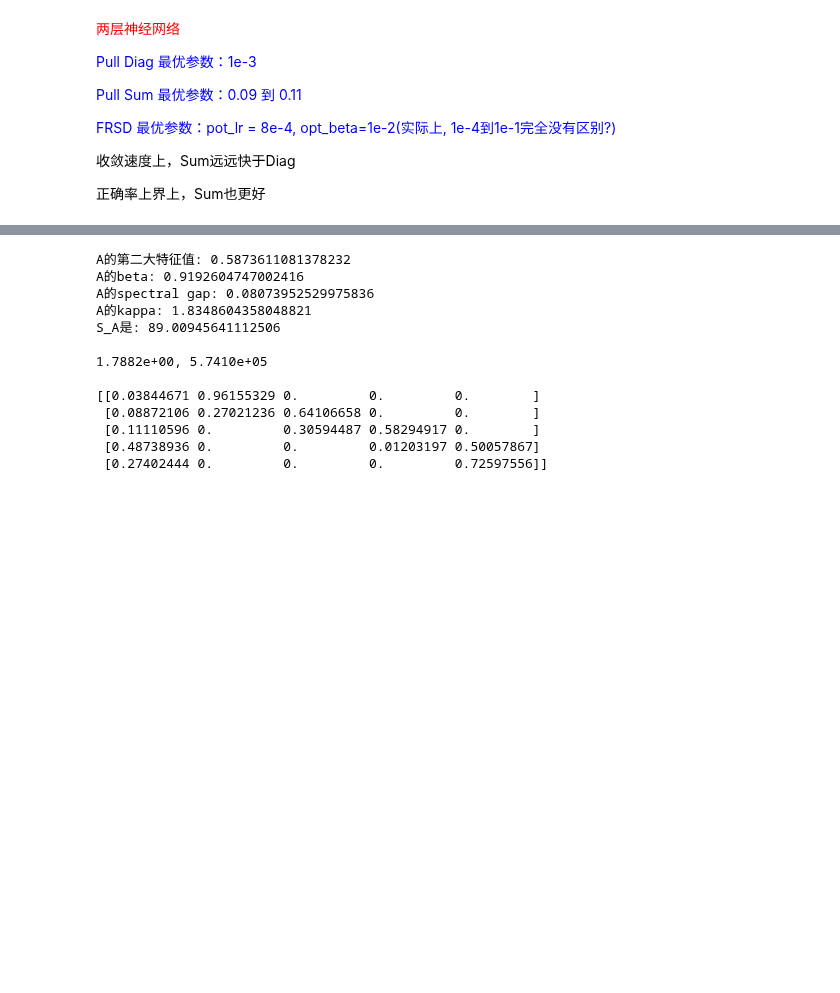
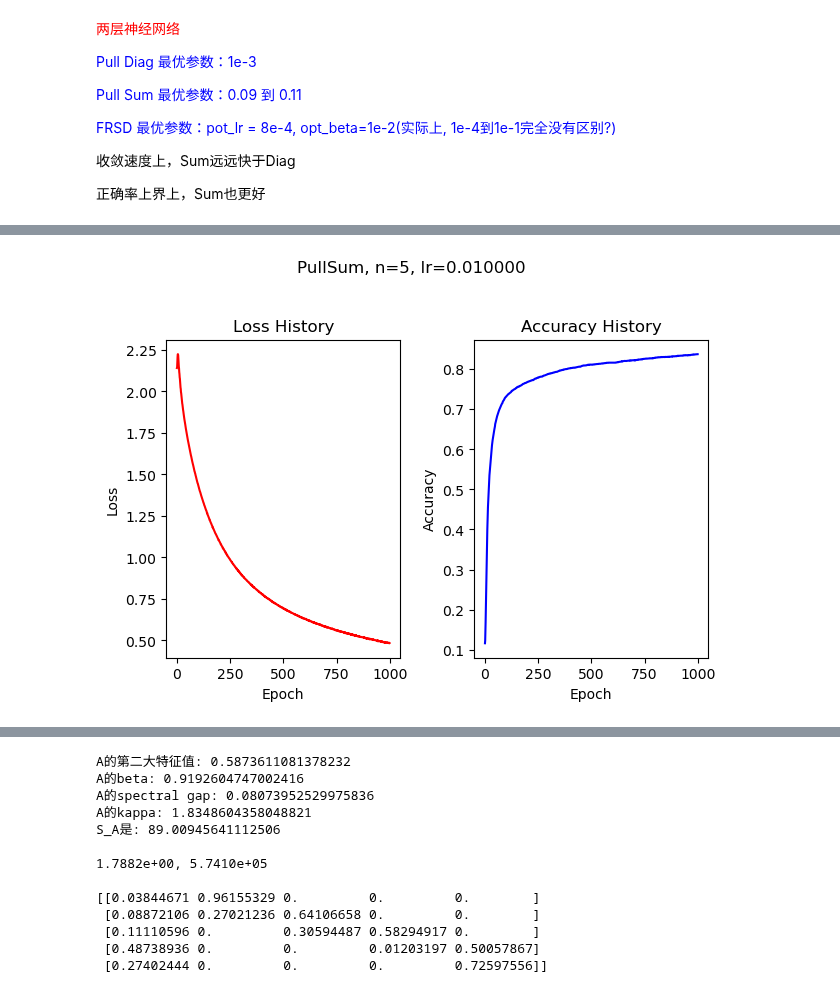
Before and after one commit to Luoxiaogan/PullSum_MNIST, a Jupyter notebook: code/神经网络实验/最终实验1.ipynb, the cells around one changed output, grey strips where cells are left out. Cells and saved outputs as stored; diff of their text form; code cells hidden in the pictures; blank space fills up the shorter version.

```diff
--- a/code/神经网络实验/最终实验1.ipynb
+++ b/code/神经网络实验/最终实验1.ipynb
@@ -565,3 +569,21 @@ plt.show()
 收敛速度上，Sum远远快于Diag
 
 正确率上界上，Sum也更好
+# %%
+n=5
+A = np.array([
+    [2/3, 1/3, 1/3, 1/3, 1/3],
+    [1/3, 1/3, 0, 0, 0],
+    [0, 1/3, 1/3, 0, 0],
+    [0, 0, 1/3, 1/3, 0],
+    [0, 0, 0, 1/3, 2/3]
+]).T
+B=get_B(A=A,u=2*n,n=n)
+show_row(A)
+_,__=test_row(A)
+print(f"{_:.4e}, {__:.4e}\n")
+h_data,y_data,X_test,y_test=prepare_node_5_hard()
+
+print(A,'\n')
+
+print(A@np.ones(5))
@@ -567,0 +606,4 @@ plt.show()
+# %%
+l1,a1=train_PullSum(n=n,A=A,B=B,model_class=MNISTClassifier_2layer_2_improve,seed_for_model=49,criterion_class=nn.CrossEntropyLoss,epochs=1000,lr=(1e-2/n),X_train_data=h_data,y_train_data=y_data,X_test_data=X_test,y_test_data=y_test,compute_accuracy=compute_accuracy_with_average_model,show_graph=True)
+# %% [output]
+[figure, added]
```
Also changed, not shown: parts of 10 cells of this notebook, 7 other files.
